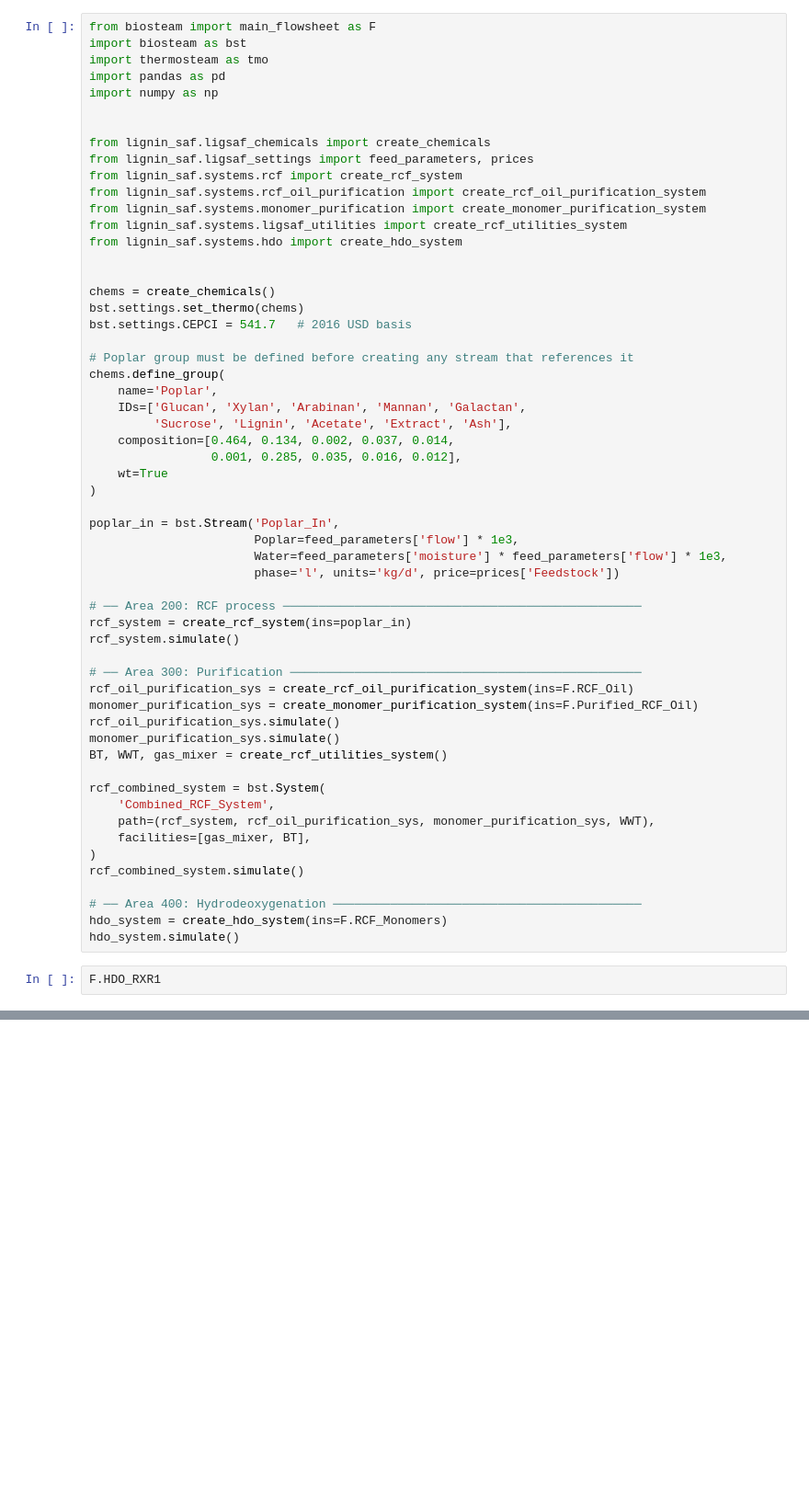
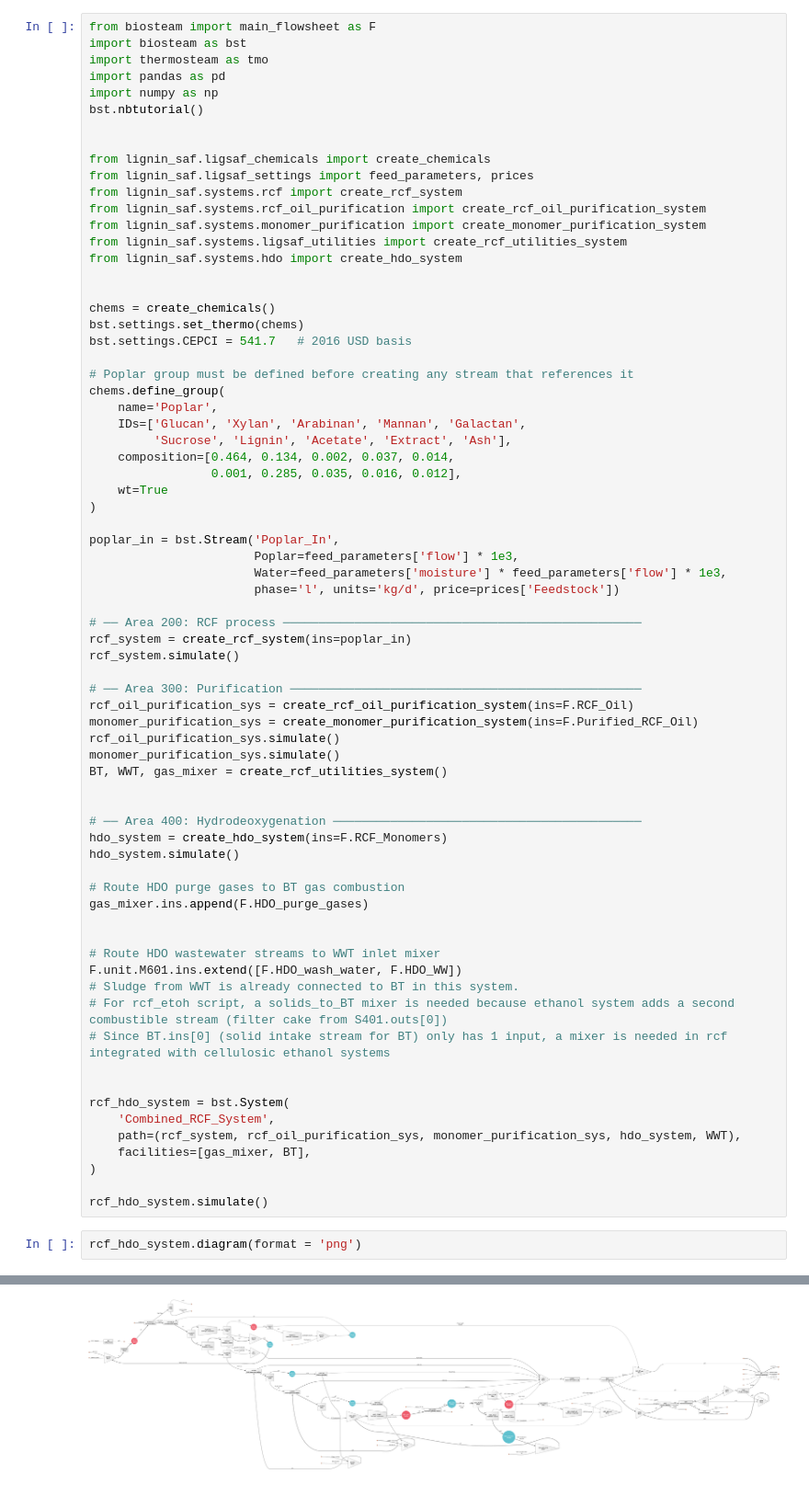
Before and after one commit to H-Wadgama/ATJ, a Jupyter notebook: lignin_saf/zimbabwe.ipynb, the cells around one changed output, grey strips where cells are left out. Shown at 92% size. Drawn from its saved outputs; the diff is of its cells as text; blank space fills up the shorter version.

```diff
--- a/lignin_saf/zimbabwe.ipynb
+++ b/lignin_saf/zimbabwe.ipynb
@@ -4,6 +4,7 @@ import biosteam as bst
 import thermosteam as tmo
 import pandas as pd
 import numpy as np
+bst.nbtutorial()
 
 
 from lignin_saf.ligsaf_chemicals import create_chemicals
@@ -45,16 +46,29 @@ rcf_oil_purification_sys.simulate()
 monomer_purification_sys.simulate()
 BT, WWT, gas_mixer = create_rcf_utilities_system()
 
-rcf_combined_system = bst.System(
-    'Combined_RCF_System',
-    path=(rcf_system, rcf_oil_purification_sys, monomer_purification_sys, WWT),
-    facilities=[gas_mixer, BT],
-)
-rcf_combined_system.simulate()
 
 # ── Area 400: Hydrodeoxygenation ───────────────────────────────────────────
 hdo_system = create_hdo_system(ins=F.RCF_Monomers)
 hdo_system.simulate()
+
+# Route HDO purge gases to BT gas combustion
+gas_mixer.ins.append(F.HDO_purge_gases)
+
+
+# Route HDO wastewater streams to WWT inlet mixer
+F.unit.M601.ins.extend([F.HDO_wash_water, F.HDO_WW])
+# Sludge from WWT is already connected to BT in this system.
+# For rcf_etoh script, a solids_to_BT mixer is needed because ethanol system adds a second combustible stream (filter cake from S401.outs[0])
+# Since BT.ins[0] (solid intake stream for BT) only has 1 input, a mixer is needed in rcf integrated with cellulosic ethanol systems
+
+
+rcf_hdo_system = bst.System(
+    'Combined_RCF_System',
+    path=(rcf_system, rcf_oil_purification_sys, monomer_purification_sys, hdo_system, WWT),
+    facilities=[gas_mixer, BT],
+)
+
+rcf_hdo_system.simulate()
 # %%
-F.HDO_RXR1
+rcf_hdo_system.diagram(format = 'png')
 # %% [output]
@@ -78,0 +77 @@ ins...
+[figure, added]
```
Also changed, not shown: parts of 1 cell of this notebook, 3 other files.
